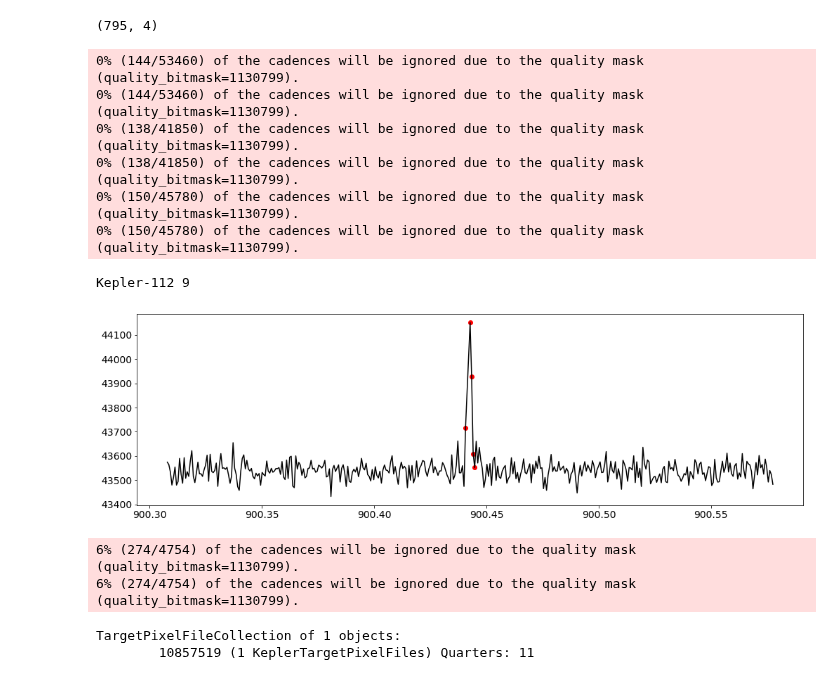
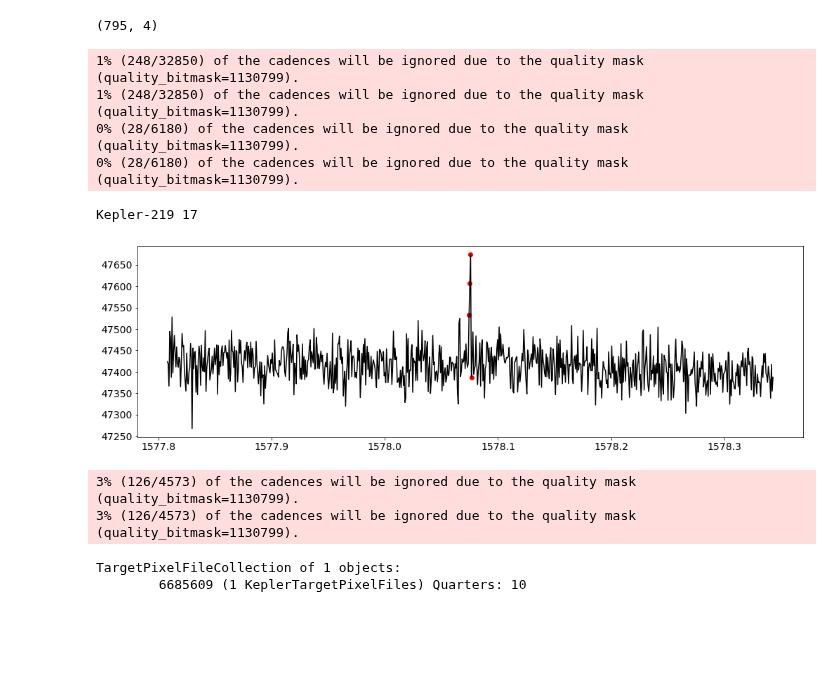
Before and after one commit to ekaterinailin/flaring-spi, a Jupyter notebook: notebooks/inspect_flare.ipynb, the cells around one changed output. Drawn from its saved outputs; the diff is of its cells as text; code cells hidden in the pictures; blank space fills up the shorter version.

```diff
--- a/notebooks/inspect_flare.ipynb
+++ b/notebooks/inspect_flare.ipynb
@@ -35,7 +35,7 @@ gf.shape
 # %% [output]
 (795, 4)
 # %%
-row = gf.iloc[185]
+row = gf.iloc[446]
 
 # plot all flares for a light curve at once
 ID, qcs = row.ID, int(row.qcs)
@@ -55,48 +55,46 @@ elif type(lc) == list:
 tts = np.array([(l.time[0], l.time[-1]) for l in lc])
 print(row.ID, row.qcs)
 # %% [output]
-0% (144/53460) of the cadences will be ignored due to the quality mask (quality_bitmask=1130799).
-0% (144/53460) of the cadences will be ignored due to the quality mask (quality_bitmask=1130799).
-0% (138/41850) of the cadences will be ignored due to the quality mask (quality_bitmask=1130799).
-0% (138/41850) of the cadences will be ignored due to the quality mask (quality_bitmask=1130799).
-0% (150/45780) of the cadences will be ignored due to the quality mask (quality_bitmask=1130799).
-0% (150/45780) of the cadences will be ignored due to the quality mask (quality_bitmask=1130799).
+1% (248/32850) of the cadences will be ignored due to the quality mask (quality_bitmask=1130799).
+1% (248/32850) of the cadences will be ignored due to the quality mask (quality_bitmask=1130799).
+0% (28/6180) of the cadences will be ignored due to the quality mask (quality_bitmask=1130799).
+0% (28/6180) of the cadences will be ignored due to the quality mask (quality_bitmask=1130799).
-Kepler-112 9
+Kepler-219 17
 # %%
 %matplotlib inline
 for i, row in sdf.iloc[:].iterrows():
     plt.figure(figsize=(17,5))
     ts, tf = row.tstart, row.tstop
 
     # pick
 
     if row.mission=="TESS":
         LC = lc[0]
         cad=.2
     else:
         nlc = np.where((ts>tts)[:,0] != (ts>tts)[:,1])[0][0]
         LC = lc[nlc]
-        cad=1.5
+        cad=.75
     _ = LC[np.where((LC.time>=ts-.2/cad) & (LC.time<=tf+.2/cad))]
     plt.plot(_.time, _.flux, c="k")
 
     _ = LC[np.where((LC.time>=ts-1e-8) & (LC.time<=tf+1e-8))]
     plt.scatter(_.time, _.flux, c="r")
-#     plt.ylim(3200,3900)
+#     plt.ylim(18000,18500)
 # %% [output]
-[figure, old version]
+[figure, new version]
 # %%
 from lightkurve import search_targetpixelfile
 # %%
 tpf = search_targetpixelfile(ID,quarter=qcs,mission="Kepler").download_all()
 # %% [output]
-6% (274/4754) of the cadences will be ignored due to the quality mask (quality_bitmask=1130799).
-6% (274/4754) of the cadences will be ignored due to the quality mask (quality_bitmask=1130799).
+3% (126/4573) of the cadences will be ignored due to the quality mask (quality_bitmask=1130799).
+3% (126/4573) of the cadences will be ignored due to the quality mask (quality_bitmask=1130799).
 # %%
 tpf
 # %% [output]
 TargetPixelFileCollection of 1 objects:
-        10857519 (1 KeplerTargetPixelFiles) Quarters: 11
+        6685609 (1 KeplerTargetPixelFiles) Quarters: 10
 # %%
 tpf[0].interact()
 # %% [output]
```
Also changed, not shown: parts of 11 cells of this notebook, 1 other file.
